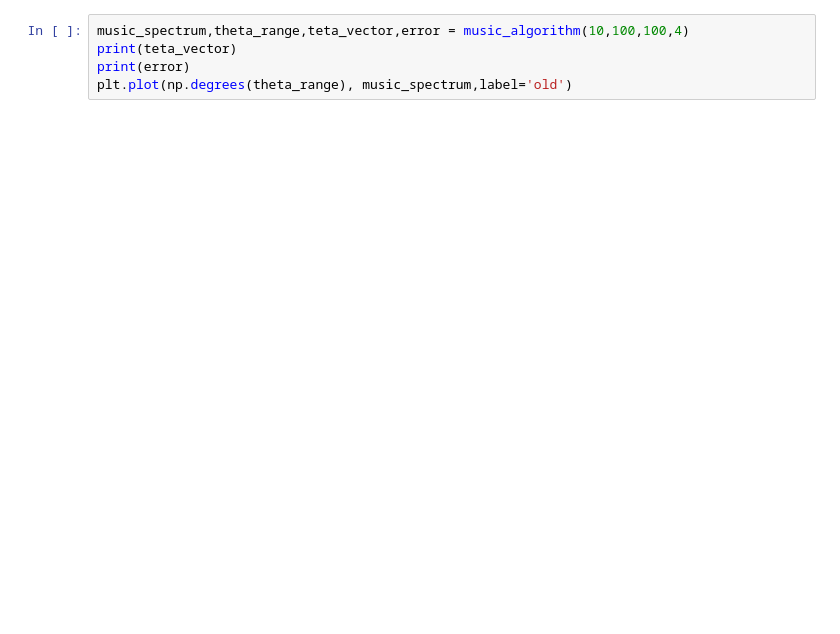
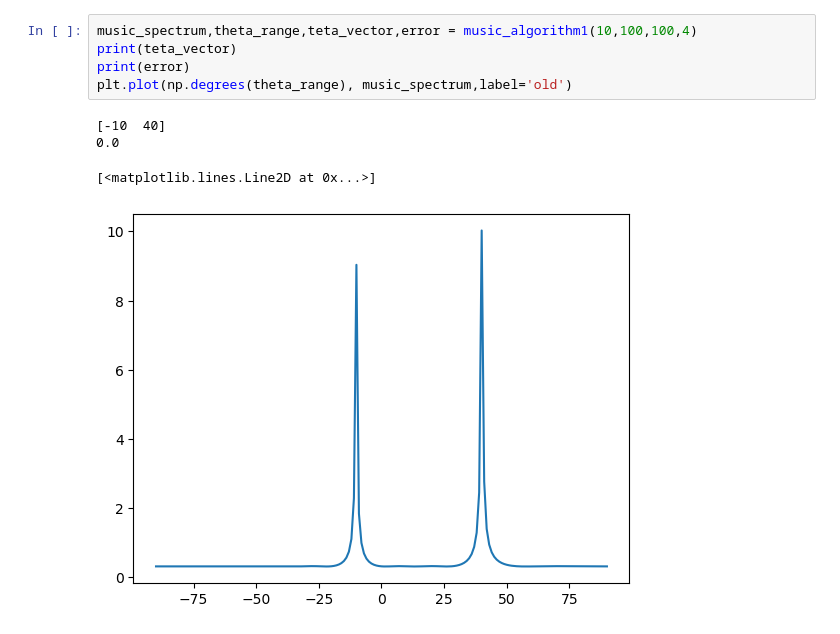
Before and after one commit to mazyaniv/DOA, a Jupyter notebook: main.ipynb, the cells around one changed output. Cells and saved outputs as stored; diff of their text form; blank space fills up the shorter version.

```diff
--- a/main.ipynb
+++ b/main.ipynb
@@ -98,5 +159,10 @@ def music_algorithm(SNR,snapshot,monte,method=0,p=0):
 # %%
-music_spectrum,theta_range,teta_vector,error = music_algorithm(10,100,100,4)
+music_spectrum,theta_range,teta_vector,error = music_algorithm1(10,100,100,4)
 print(teta_vector)
 print(error)
 plt.plot(np.degrees(theta_range), music_spectrum,label='old')
+# %% [output]
+[-10  40]
+0.0
+[<matplotlib.lines.Line2D at 0x...>]
+[figure, added]
```
Also changed, not shown: parts of 7 cells of this notebook, 4 other files.
